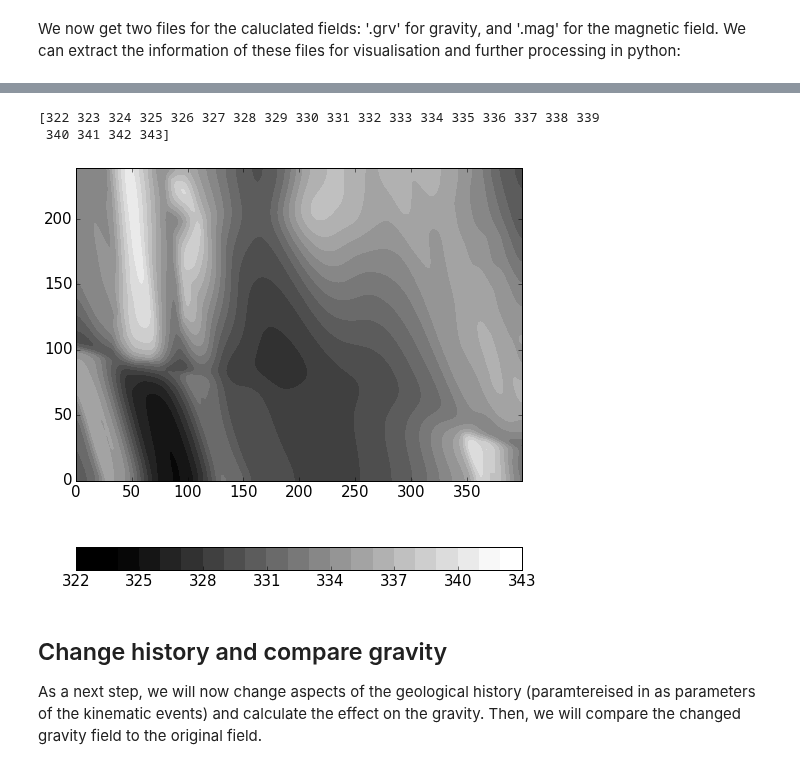
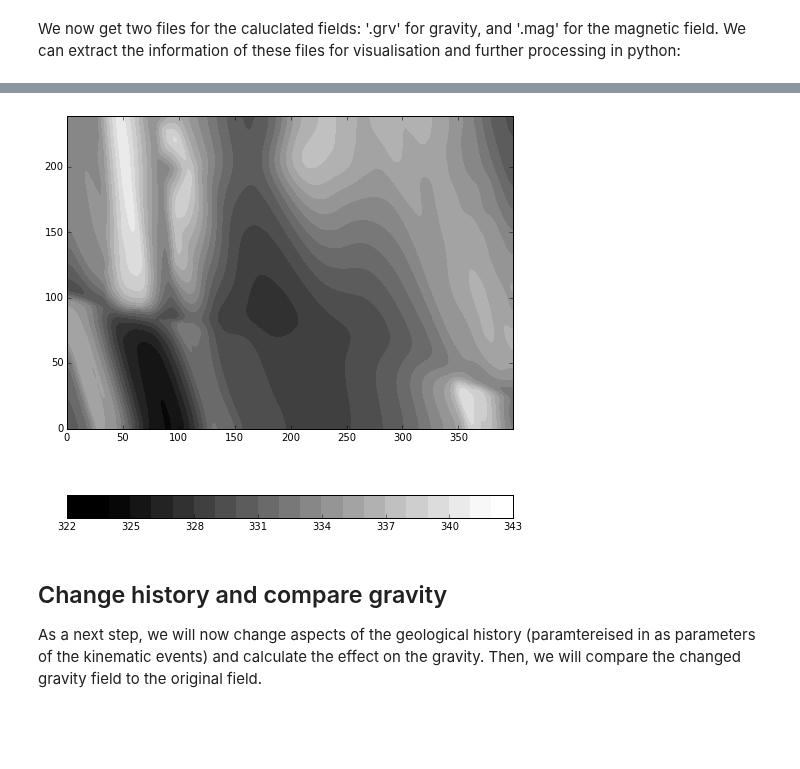
Before and after one commit to cgre-aachen/pynoddy, a Jupyter notebook: docs/notebooks/Paper-Fig3-4-Read-Geophysics.ipynb, the cells around one changed output, grey strips where cells are left out. Saved outputs shown, nothing was run; the diff lists cells and outputs as text; code cells hidden in the pictures; blank space fills up the shorter version.

```diff
--- a/docs/notebooks/Paper-Fig3-4-Read-Geophysics.ipynb
+++ b/docs/notebooks/Paper-Fig3-4-Read-Geophysics.ipynb
@@ -89,15 +101,14 @@ geophys = pynoddy.output.NoddyGeophysics(output)
 # %%
-figsize(8,8)
+fig = plt.figure(figsize = (8,8))
+ax = fig.add_subplot(111)
 # imshow(geophys.grv_data, cmap = 'jet')
 # define contour levels
 levels = np.arange(322,344,1)
-contourf(geophys.grv_data, levels, cmap = 'gray', vmin = 324, vmax = 342)
-cbar = colorbar(orientation = 'horizontal')
-print levels
+cf = ax.contourf(geophys.grv_data, levels, cmap = 'gray', vmin = 324, vmax = 342)
+cbar = plt.colorbar(cf, orientation = 'horizontal')
+# print levels
 # %% [output]
-[322 323 324 325 326 327 328 329 330 331 332 333 334 335 336 337 338 339
- 340 341 342 343]
-[figure, old version]
+[figure, new version]
 # %% [markdown]
 Change history and compare gravity
 -------------
```
Also changed, not shown: parts of 17 cells of this notebook, 5 other files.
